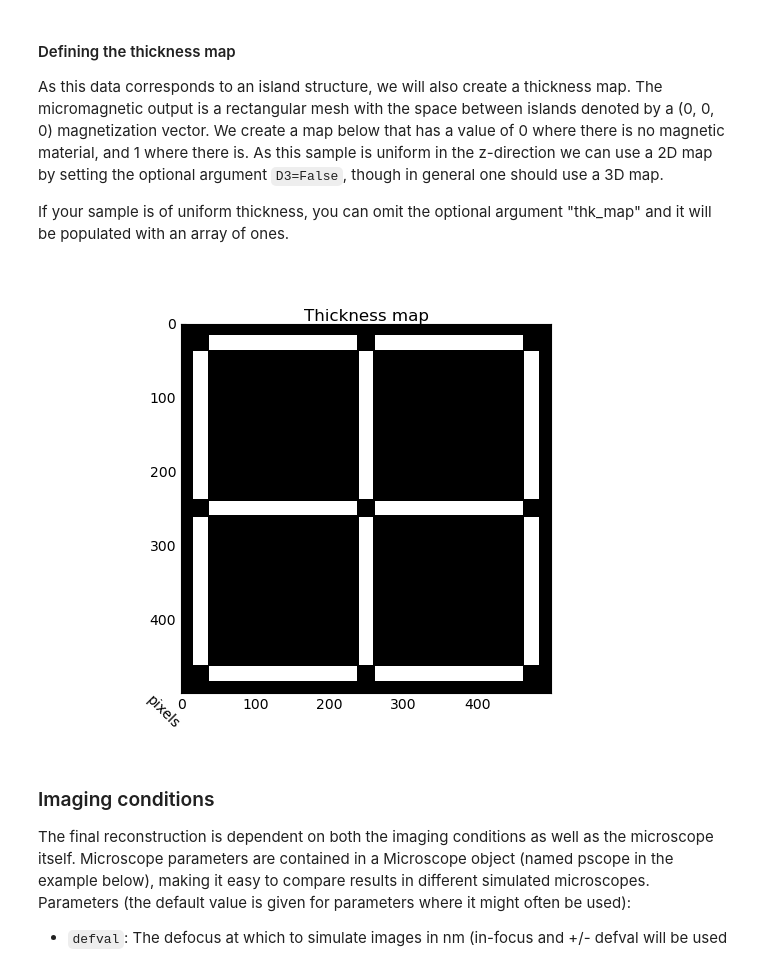
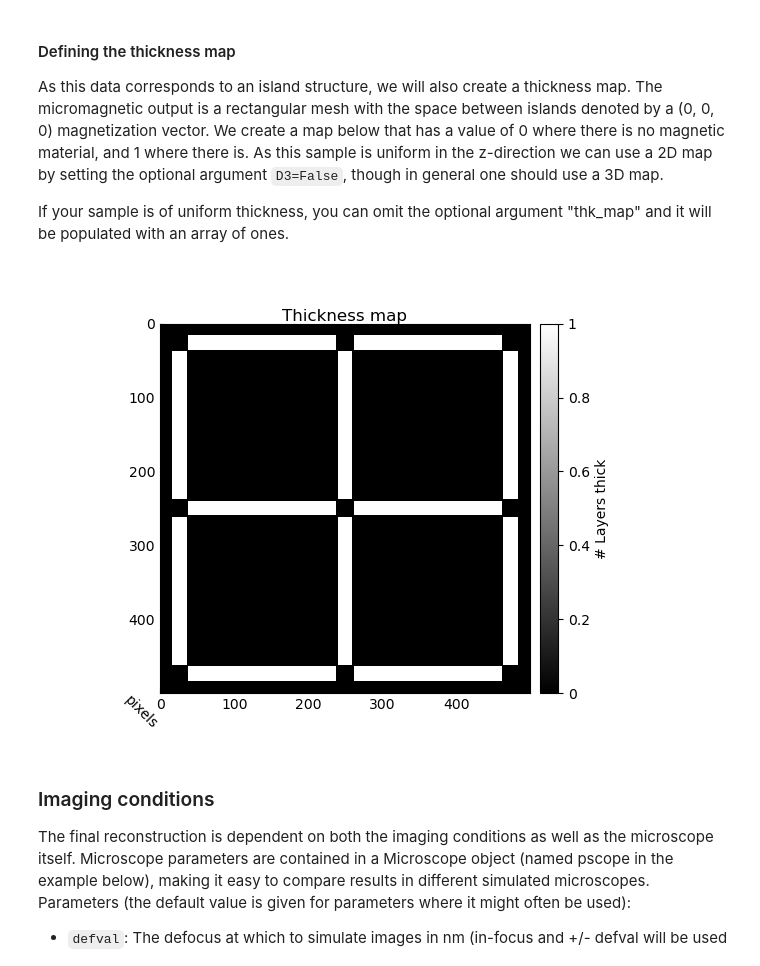
Before and after one commit to PyLorentz/PyLorentz, a Jupyter notebook: Examples/SIM_template.ipynb, the cells around one changed output. Drawn from its saved outputs; the diff is of its cells as text; code cells hidden in the pictures.

```diff
--- a/Examples/SIM_template.ipynb
+++ b/Examples/SIM_template.ipynb
@@ -75,9 +74,9 @@ As this data corresponds to an island structure, we will also create a thickness
 If your sample is of uniform thickness, you can omit the optional argument "thk_map" and it will be populated with an array of ones.
 # %%
 thk_map = make_thickness_map(mag_x, mag_y, mag_z)
-show_im(thk_map.sum(axis=0), "Thickness map", cbar=False)
+show_im(thk_map.sum(axis=0), "Thickness map", cbar=True, cbar_title="# Layers thick")
 # %% [output]
-[figure, old version]
+[figure, new version]
 # %% [markdown]
 ### Imaging conditions
 The final reconstruction is dependent on both the imaging conditions as well as the microscope itself. Microscope parameters are contained in a Microscope object (named pscope in the example below), making it easy to compare results in different simulated microscopes.
```
Also changed, not shown: parts of 11 cells of this notebook, 3 other files.
